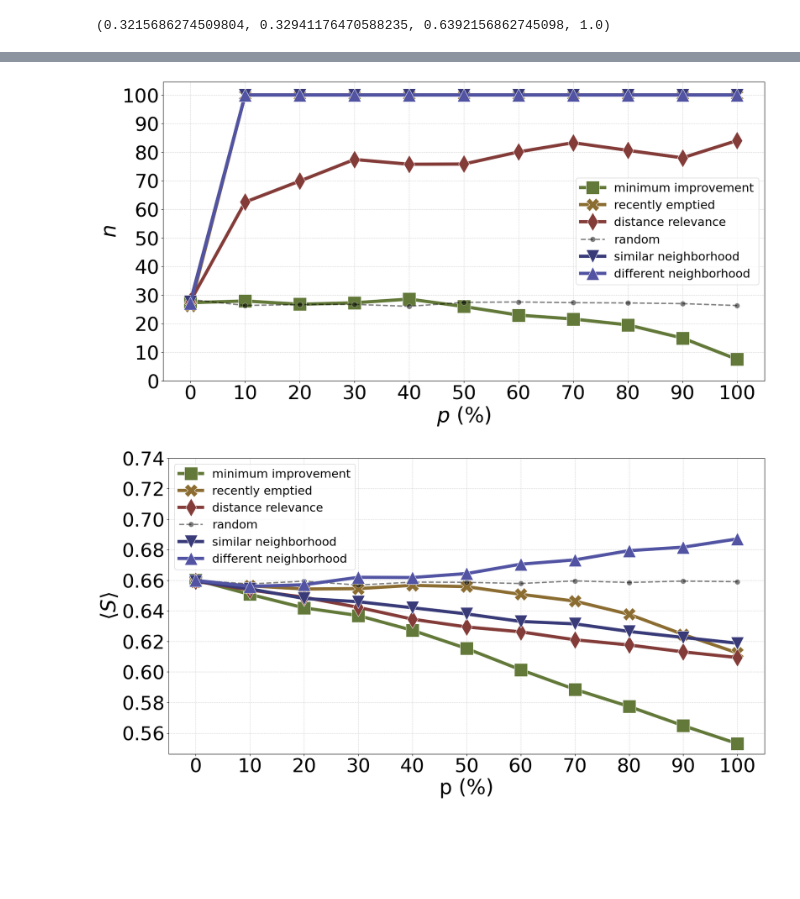
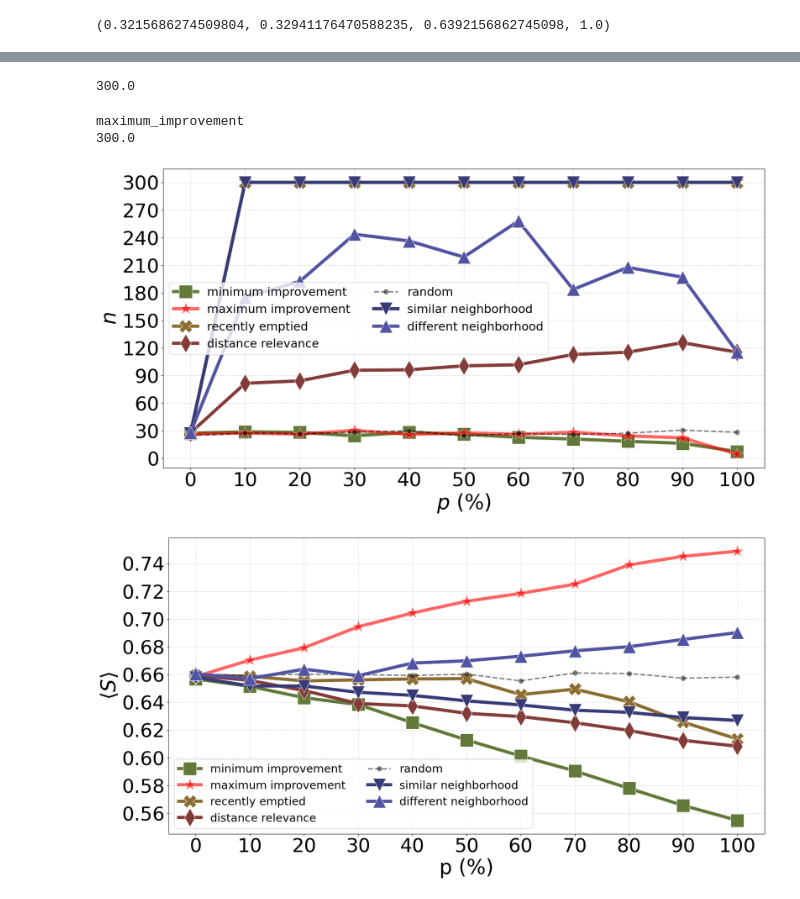
Before and after one commit to mauruscz/RS-chelling, a Jupyter notebook: plots.ipynb, the cells around one changed output, grey strips where cells are left out. Drawn from its saved outputs; the diff is of its cells as text; code cells hidden in the pictures; blank space fills up the shorter version.

```diff
--- a/plots.ipynb
+++ b/plots.ipynb
@@ -154,13 +154,14 @@ colors[1]
 policy_dict["similar_neighborhood"] = colors[0]
 policy_dict["different_neighborhood"] = colors[1]
 policy_dict["minimum_improvement"]  = colors[4]
+policy_dict["maximum_improvement"] = colors[5]
 policy_dict["recently_emptied"] = colors[8]
 policy_dict["distance_relevance"] = colors[12]
 # %%
 if path == "results_similarity.csv":
     policy_order = [ "minimum_improvement", "recently_emptied", "distance_relevance", "random", "similar_neighborhood", "different_neighborhood", "maximum_improvement"]
 else:
-    policy_order = ["minimum_improvement", "recently_emptied", "distance_relevance", "random", "similar_neighborhood", "different_neighborhood"]
+    policy_order = ["minimum_improvement", "maximum_improvement", "recently_emptied", "distance_relevance", "random", "similar_neighborhood", "different_neighborhood"]
 # %%
 results_df_g["follow_policy"] = (results_df_g["follow_policy"]*100).astype(int)
 results_df_g
@@ -181,3 +182,7 @@ results_df_g
+# %%
+results_df_g["Step"].max()
+# %% [output]
+300.0
 # %%
 # do the same with a for loo
 
@@ -205,39 +210,42 @@ for policy in policy_order:
 
     elif policy == "different_neighborhood":
         ax = sns.lineplot(data=results_df_g[results_df_g.policy == policy], x="follow_policy", y="Step", label = policy.replace("_", " "), linewidth=linewidth,
                            marker="^", markersize = markersize, color=policy_dict[policy])
 
     elif policy == "recently_emptied":
         ax = sns.lineplot(data=results_df_g[results_df_g.policy == policy], x="follow_policy", y="Step", label = policy.replace("_", " "), linewidth=linewidth,
                           marker="X", markersize = markersize, color=policy_dict[policy])
 
     elif policy == "distance_relevance":
         ax = sns.lineplot(data=results_df_g[results_df_g.policy == policy], x="follow_policy", y="Step", label = policy.replace("_", " "), linewidth=linewidth,
                           marker="d", markersize = markersize, color=policy_dict[policy])
 
 ax.set_xlabel(r"$p$ (%)", fontsize=38)
 ax.set_ylabel(r"$n$", fontsize=38)
 ax.tick_params(labelsize=36)
 #put percentage mark  in the x axis
 ax.set_xticks(np.arange(0, 100.1, 10))
-ax.set_yticks(np.arange(0, 100.1, 10))
-ax.legend(fontsize=22)
+mass = results_df_g["Step"].max()
+print(mass)
+ax.set_yticks(np.arange(0, mass+0.1, mass/10))
+ax.legend(fontsize=22, ncol = 2)
 
 #put the grid
 ax.grid(True, which='both', axis='both', linestyle='--', alpha=0.5)
 
 if SAVEFIG:
     if path == "results_similarity.csv":
         plt.savefig("plots/average_steps_similarity.pdf", bbox_inches='tight')
     elif path == "results_1.csv":
         plt.savefig("plots/average_steps_1.pdf", bbox_inches='tight')
     else:
         plt.savefig("plots/average_steps.pdf", bbox_inches='tight')
 # %% [output]
+maximum_improvement
+300.0
-[figure, old version]
+[figure, new version]
 # %%
 #plot the timeseries of segregation, using seaborn, with grid every 0.1 on x axis and with line and points. The random policy must be thicker than the others as above
-
 
 
 for policy in policy_order:
@@ -276,7 +284,7 @@ ax.set_ylabel(r"$\langle S \rangle$", fontsize=38)
 ax.tick_params(labelsize=36)
 ax.set_xticks(np.arange(0, 100.1, 10))
 ax.set_yticks(np.arange(0.56, 0.741, 0.02))
-ax.legend(fontsize=22)
+ax.legend(fontsize=21, ncol = 2)
 
 ax.grid(True, which='both', axis='both', linestyle='--', alpha=0.5)
 
@@ -289,4 +297,4 @@ if SAVEFIG:
     else:
         plt.savefig("plots/average_segregation.pdf", bbox_inches='tight')
 # %% [output]
-[figure, old version]
+[figure, new version]
```
Also changed, not shown: parts of 9 cells of this notebook, 9 other files.
